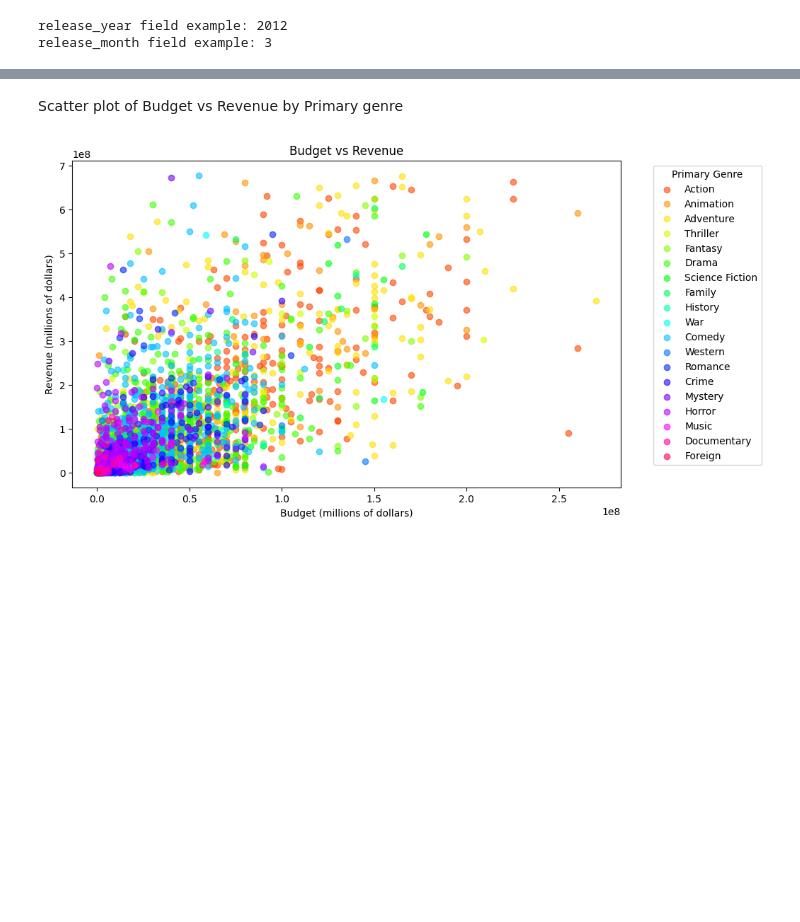
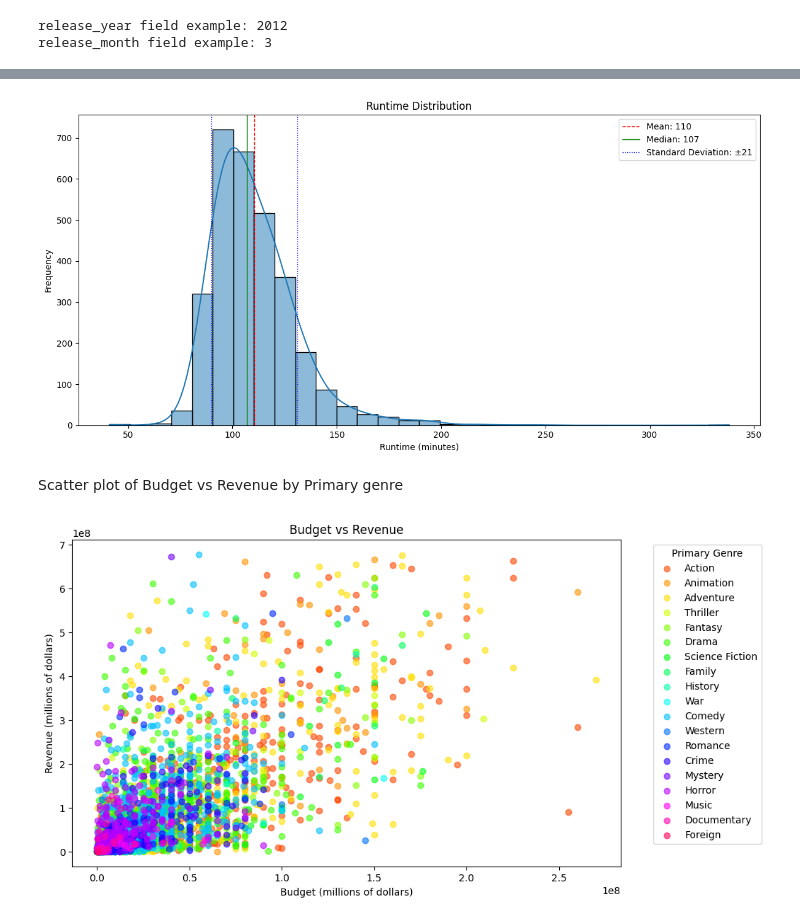
Before and after one commit to AlexMarchini/AAI-500-box-office, a Jupyter notebook: notebooks/box-office-revenue.ipynb, the cells around one changed output, grey strips where cells are left out. Saved outputs shown, nothing was run; the diff lists cells and outputs as text; code cells hidden in the pictures; blank space fills up the shorter version.

```diff
--- a/notebooks/box-office-revenue.ipynb
+++ b/notebooks/box-office-revenue.ipynb
@@ -216,3 +267,17 @@ plt.show()
+# %%
+fig, axes = plt.subplots(1, 1, figsize=(12, 6))
+
+# Profit distribution
+sns.histplot(all_movies_data['runtime'], bins=30, ax=axes, kde=True, kde_kws={'bw_adjust': 1.5})
+axes.set_title('Runtime Distribution')
+axes.set_xlabel('Runtime (minutes)')
+axes.set_ylabel('Frequency')
+add_stats_to_hist(axes, all_movies_data['runtime'])
+
+plt.tight_layout()
+plt.show()
+# %% [output]
+[figure, added]
 # %% [markdown]
 Scatter plot of Budget vs Revenue by Primary genre
 # %%
```
Also changed, not shown: parts of 53 cells of this notebook, 1 other file.
